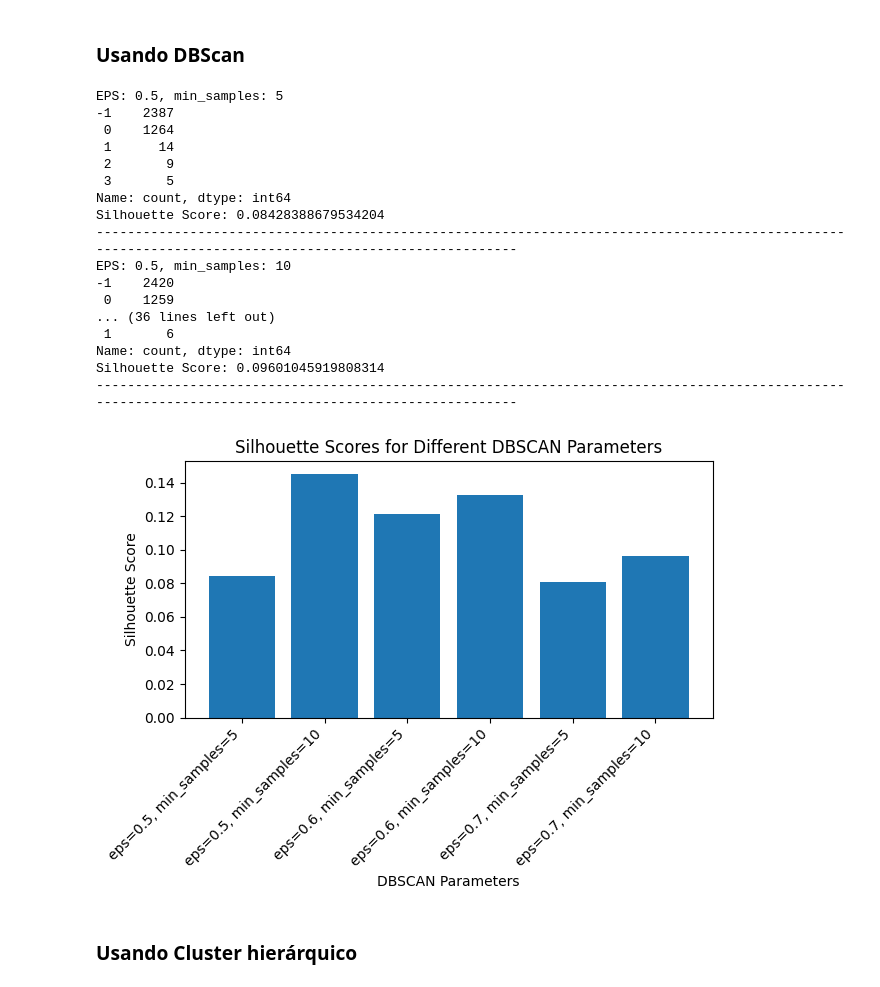
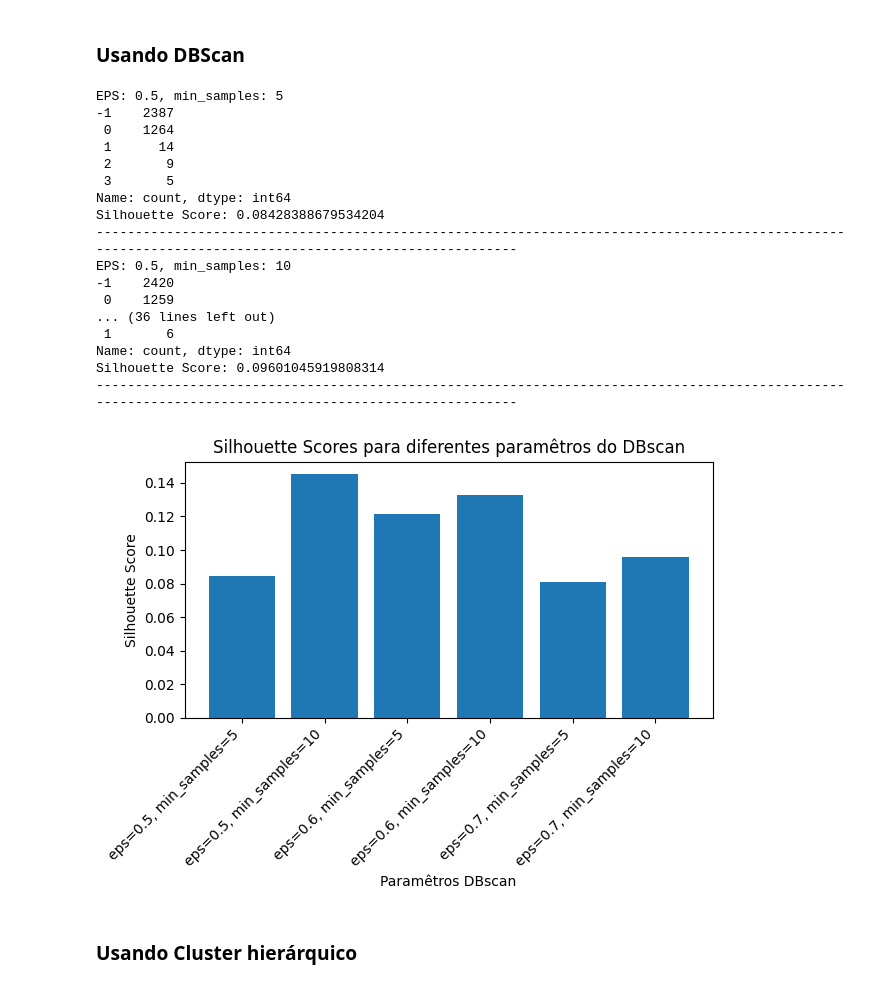
Before and after one commit to Ribeiro-Victor/coc602-data-mining, a Jupyter notebook: task_04/notebook.ipynb, the cells around one changed output. Cells and saved outputs as stored; diff of their text form; code cells hidden in the pictures.

```diff
--- a/task_04/notebook.ipynb
+++ b/task_04/notebook.ipynb
@@ -600,36 +588,36 @@ for eps in eps_values:
 
 # Plotando os Silhouette Scores
 fig, ax = plt.subplots()
 x_labels = [f'eps={eps}, min_samples={min_samples}' for eps, min_samples, _ in silhouette_scores]
 y_values = [score if score is not None else 0 for _, _, score in silhouette_scores]
 
 ax.bar(x_labels, y_values)
 ax.set_ylabel('Silhouette Score')
-ax.set_xlabel('DBSCAN Parameters')
-ax.set_title('Silhouette Scores for Different DBSCAN Parameters')
+ax.set_xlabel('Paramêtros DBscan')
+ax.set_title('Silhouette Scores para diferentes paramêtros do DBscan')
 plt.xticks(rotation=45, ha='right')
 plt.tight_layout()
 
 plt.show()
 # %% [output]
 EPS: 0.5, min_samples: 5
 -1    2387
  0    1264
  1      14
  2       9
  3       5
 Name: count, dtype: int64
 Silhouette Score: 0.08428388679534204
 ------------------------------------------------------------------------------------------------------------------------------------------------------
 EPS: 0.5, min_samples: 10
 -1    2420
  0    1259
 ... (36 lines left out)
  1       6
 Name: count, dtype: int64
 Silhouette Score: 0.09601045919808314
 ------------------------------------------------------------------------------------------------------------------------------------------------------
-[figure, old version]
+[figure, new version]
 # %% [markdown]
 ### Usando Cluster hierárquico
 # %%
```
Also changed, not shown: parts of 31 cells of this notebook.
